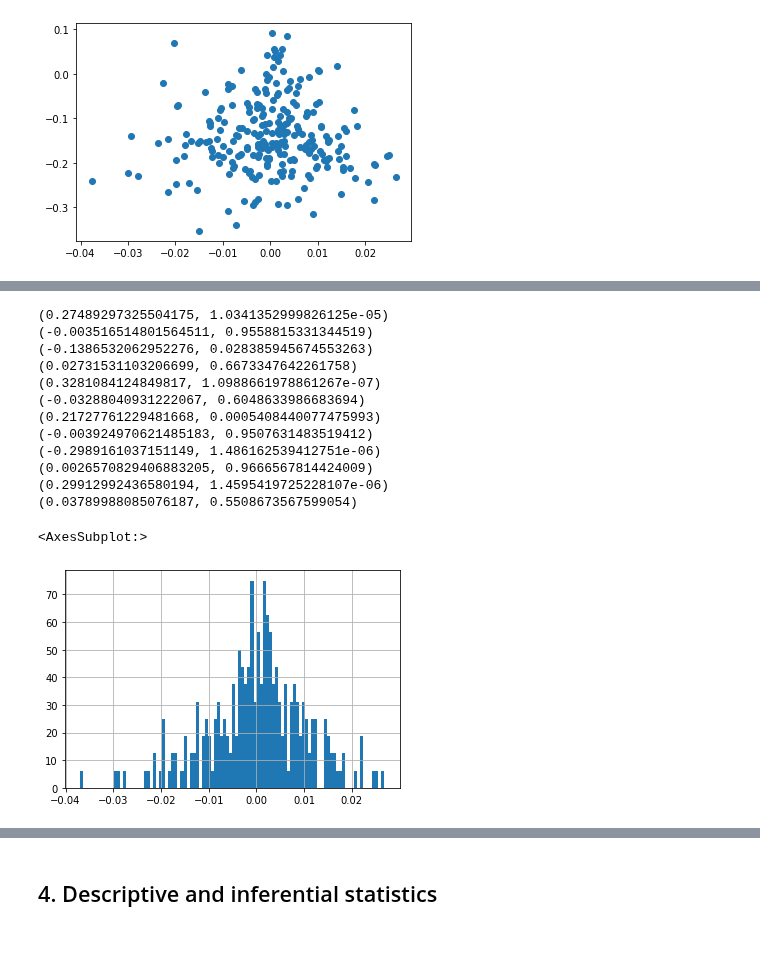
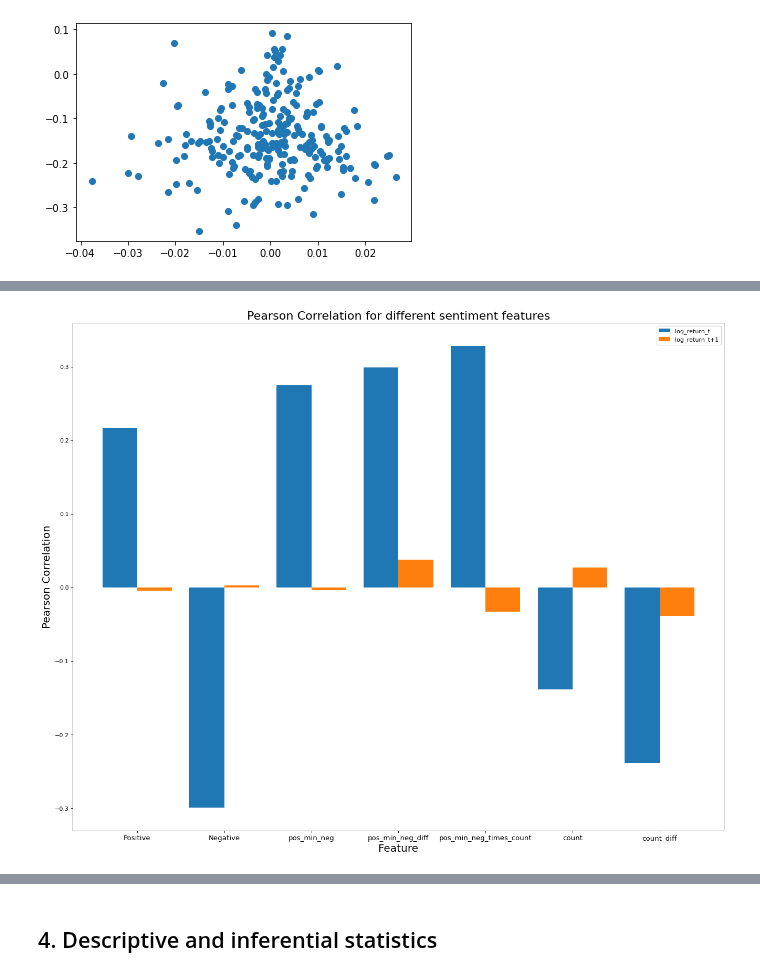
Before and after one commit to Jan-Burger/Bachelor-Thesis, a Jupyter notebook: notebooks/stock_prediction/correlation_calculation/SPY_correlation.ipynb, the cells around one changed output, grey strips where cells are left out. Saved outputs shown, nothing was run; the diff lists cells and outputs as text; code cells hidden in the pictures; blank space fills up the shorter version.

Commit message:
calculated correlation results

```diff
--- a/notebooks/stock_prediction/correlation_calculation/SPY_correlation.ipynb
+++ b/notebooks/stock_prediction/correlation_calculation/SPY_correlation.ipynb
@@ -80,36 +83,41 @@ plt.show()
 # %%
-print(stats.pearsonr(df_merged["log_return"], df_merged["pos_minus_neg"]))
-print(stats.pearsonr(df_merged["log_return_shift"], df_merged["pos_minus_neg"]))
+pos_minus_neg_log_return = stats.pearsonr(df_merged["log_return"], df_merged["pos_minus_neg"])
+pos_minus_neg_log_return_shift = stats.pearsonr(df_merged["log_return_shift"], df_merged["pos_minus_neg"])
 
-print(stats.pearsonr(df_merged["log_return"], df_merged["count"]))
-print(stats.pearsonr(df_merged["log_return_shift"], df_merged["count"]))
+count_log_return = stats.pearsonr(df_merged["log_return"], df_merged["count"])
+count_log_return_shift = stats.pearsonr(df_merged["log_return_shift"], df_merged["count"])
 
-print(stats.pearsonr(df_merged["log_return"], df_merged["pos_minus_neg_times_count"]))
-print(stats.pearsonr(df_merged["log_return_shift"], df_merged["pos_minus_neg_times_count"]))
+pos_minus_neg_times_count_log_return = stats.pearsonr(df_merged["log_return"], df_merged["pos_minus_neg_times_count"])
+pos_minus_neg_times_count_log_return_shift = stats.pearsonr(df_merged["log_return_shift"], df_merged["pos_minus_neg_times_count"])
 
-print(stats.pearsonr(df_merged["log_return"], df_merged["Positive"]))
-print(stats.pearsonr(df_merged["log_return_shift"], df_merged["Positive"]))
+Positive_log_return = stats.pearsonr(df_merged["log_return"], df_merged["Positive"])
+Positive_log_return_shift = stats.pearsonr(df_merged["log_return_shift"], df_merged["Positive"])
 
-print(stats.pearsonr(df_merged["log_return"], df_merged["Negative"]))
-print(stats.pearsonr(df_merged["log_return_shift"], df_merged["Negative"]))
+Negative_log_return = stats.pearsonr(df_merged["log_return"], df_merged["Negative"])
+Negative_log_return_shift = stats.pearsonr(df_merged["log_return_shift"], df_merged["Negative"])
 
-print(stats.pearsonr(df_merged["log_return"], df_merged["pos_minus_neg_diff"]))
-print(stats.pearsonr(df_merged["log_return_shift"], df_merged["pos_minus_neg_diff"]))
+pos_minus_neg_diff_log_return = stats.pearsonr(df_merged["log_return"], df_merged["pos_minus_neg_diff"])
+pos_minus_neg_diff_log_return_shift = stats.pearsonr(df_merged["log_return_shift"], df_merged["pos_minus_neg_diff"])
+
+count_diff_log_return = stats.pearsonr(df_merged["log_return"], df_merged["count_diff"])
+count_diff_log_return_shift = stats.pearsonr(df_merged["log_return_shift"], df_merged["count_diff"])
-# %% [output]
-(0.27489297325504175, 1.0341352999826125e-05)
-(-0.003516514801564511, 0.9558815331344519)
-(-0.1386532062952276, 0.028385945674553263)
-(0.02731531103206699, 0.6673347642261758)
-(0.3281084124849817, 1.0988661978861267e-07)
-(-0.03288040931222067, 0.6048633986683694)
-(0.21727761229481668, 0.0005408440077475993)
-(-0.003924970621485183, 0.9507631483519412)
-(-0.2989161037151149, 1.486162539412751e-06)
-(0.0026570829406883205, 0.9666567814424009)
-(0.29912992436580194, 1.4595419725228107e-06)
-(0.03789988085076187, 0.5508673567599054)
-# %%
-df_merged["return"].hist(bins=100, density=True)
-# %% [output]
-<AxesSubplot:>
-[figure, removed]
+# %%
+plt.figure(figsize=(20, 16), dpi=80)
+
+X = ['Positive','Negative','pos_min_neg','pos_min_neg_diff', "pos_min_neg_times_count", "count", "count_diff"]
+Y_log_return= [Positive_log_return[0],Negative_log_return[0],pos_minus_neg_log_return[0],pos_minus_neg_diff_log_return[0], pos_minus_neg_times_count_log_return[0], count_log_return[0], count_diff_log_return[0]]
+Z_log_return_shift = [Positive_log_return_shift[0],Negative_log_return_shift[0],pos_minus_neg_log_return_shift[0],pos_minus_neg_diff_log_return_shift[0], pos_minus_neg_times_count_log_return_shift[0], count_log_return_shift[0], count_diff_log_return_shift[0]]
+
+X_axis = np.arange(len(X))
+
+plt.bar(X_axis -0.2, Y_log_return, 0.4,  label = 'log_return_t')
+plt.bar(X_axis +0.2, Z_log_return_shift, 0.4, label = 'log_return_t+1')
+
+plt.xticks(X_axis, X, size=12)
+plt.xlabel("Feature", size=18)
+plt.ylabel("Pearson Correlation", size=18)
+plt.title("Pearson Correlation for different sentiment features", size=20)
+plt.legend()
+plt.show()
+# %% [output]
+[figure, added]
```
Also changed, not shown: parts of 11 cells of this notebook, 5 other files.
